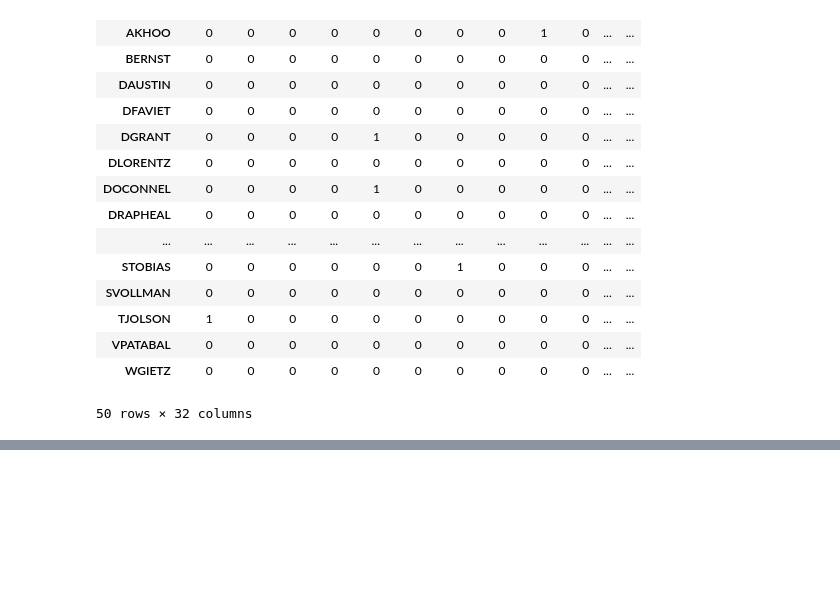
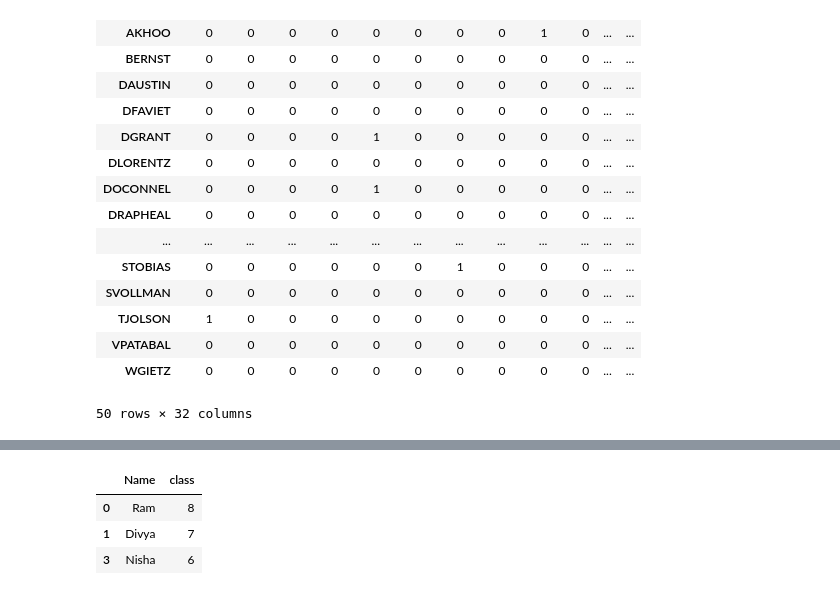
Before and after one commit to Mahima1120/python_code_repo, a Jupyter notebook: 21_pandas_1.ipynb, the cells around one changed output, grey strips where cells are left out. Drawn from its saved outputs; the diff is of its cells as text; code cells hidden in the pictures; blank space fills up the shorter version.

```diff
--- a/21_pandas.ipynb
+++ b/21_pandas_1.ipynb
@@ -392,0 +404,3 @@ pd.crosstab(new_df["EMAIL"],new_df["SALARY"])
+# %%
+new_df=pd.read_csv("data.csv")
+new_df
@@ -392,0 +422,8 @@ pd.crosstab(new_df["EMAIL"],new_df["SALARY"])
+# %%
+b=new_df.drop(2)
+b
+# %% [output]
+|  | Name | class |
+| 0 | Ram | 8 |
+| 1 | Divya | 7 |
+| 3 | Nisha | 6 |
```
Also changed, not shown: parts of 7 cells of this notebook, 4 other files.
